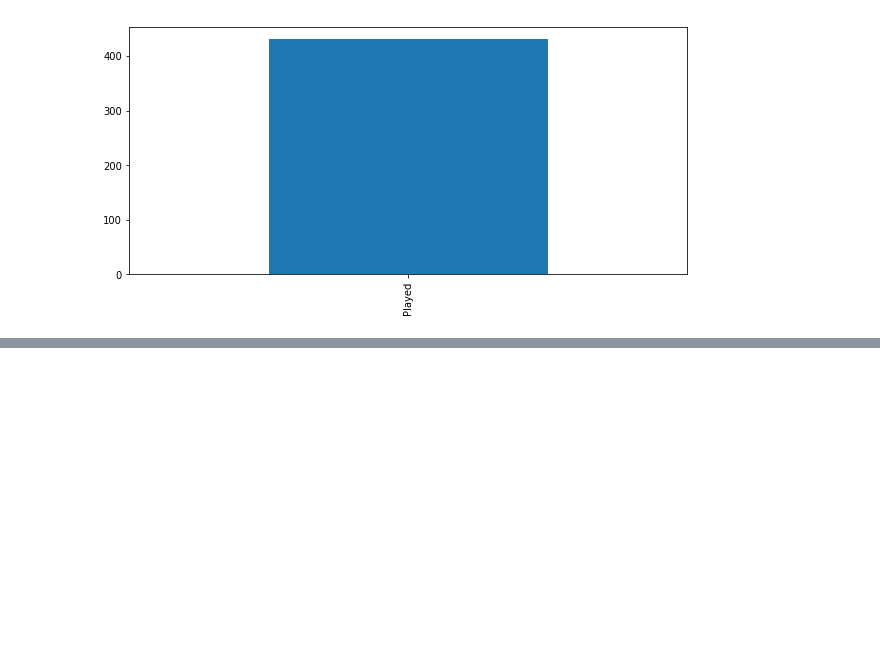
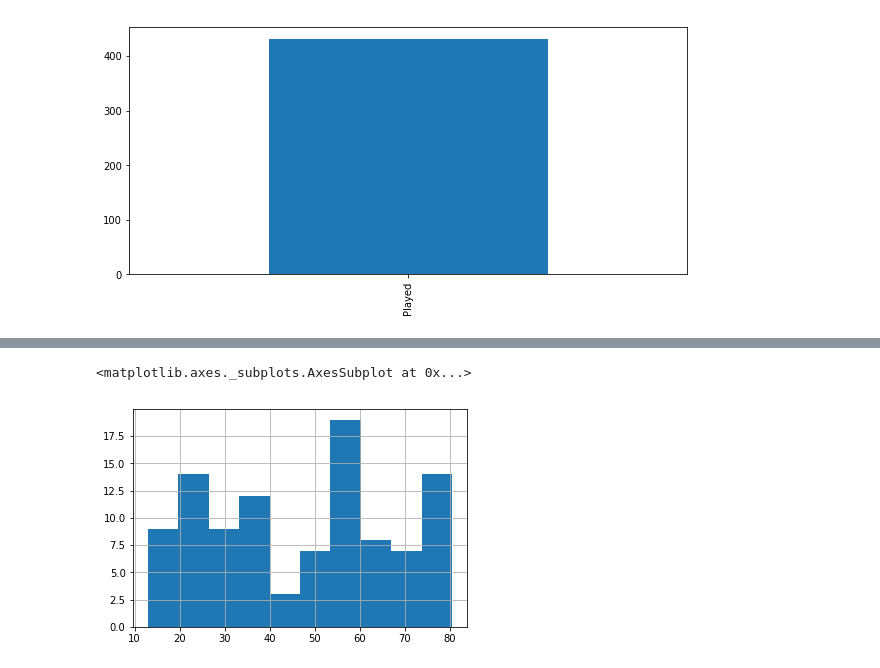
Before and after one commit to magemma/soccer-prediction, a Jupyter notebook: src/newsha_visualization.ipynb, the cells around one changed output, grey strips where cells are left out. Drawn from its saved outputs; the diff is of its cells as text; code cells hidden in the pictures; blank space fills up the shorter version.

```diff
--- a/src/newsha_visualization.ipynb
+++ b/src/newsha_visualization.ipynb
@@ -181,0 +215,5 @@ matches['status'].value_counts().plot(kind='bar')
+# %%
+results['meanPlayerPotential'].hist()
+# %% [output]
+<matplotlib.axes._subplots.AxesSubplot at 0x...>
+[figure, added]
```
Also changed, not shown: parts of 20 cells of this notebook, 1 other file.
